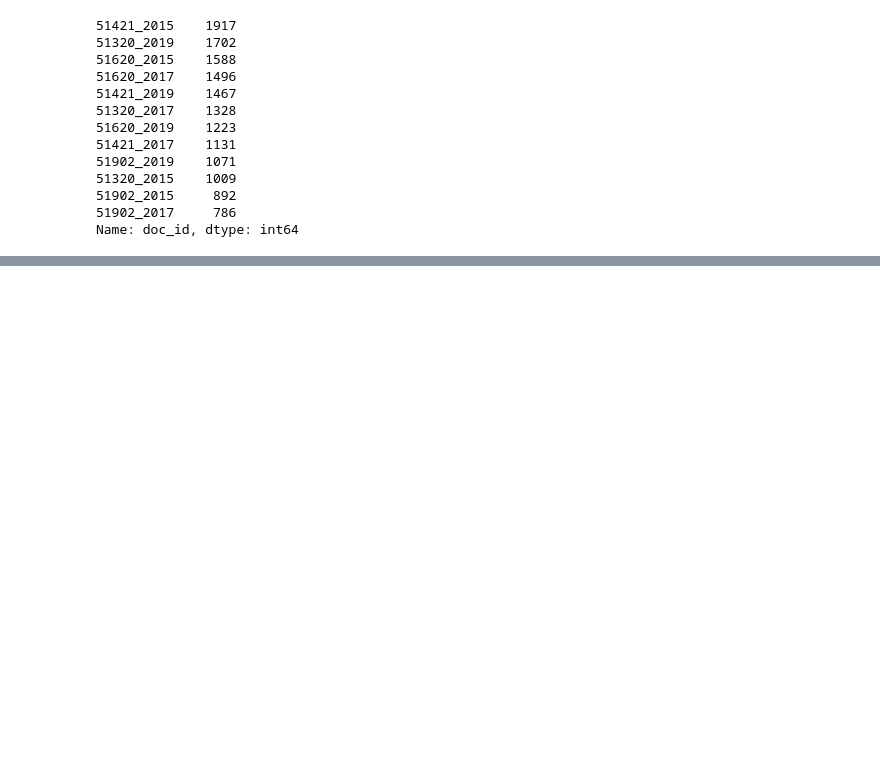
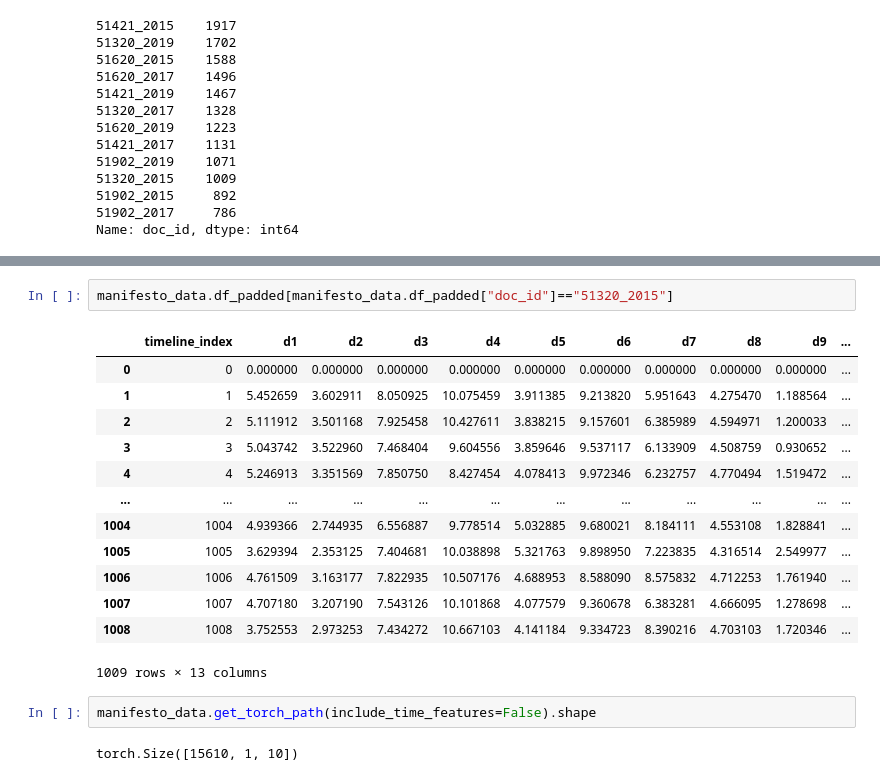
Before and after one commit to datasig-ac-uk/nlpsig, a Jupyter notebook: notebooks/manifestos/manifesto_topic_switching_binary.ipynb, the cells around one changed output, grey strips where cells are left out. Saved outputs shown, nothing was run; the diff lists cells and outputs as text; blank space fills up the shorter version.

```diff
--- a/notebooks/manifestos/manifesto_topic_switching_binary.ipynb
+++ b/notebooks/manifestos/manifesto_topic_switching_binary.ipynb
@@ -253,3 +373,23 @@ array([['51320_2015', -1, 0, 0.0, 0.0, 0.0, 0.0, 0.0, 0.0, 0.0, 0.0, 0.0,
+# %%
+manifesto_data.df_padded[manifesto_data.df_padded["doc_id"]=="51320_2015"]
+# %% [output]
+|  | timeline_index | d1 | d2 | d3 | d4 | d5 | d6 | d7 | d8 | d9 | ... |
+| 0 | 0 | 0.000000 | 0.000000 | 0.000000 | 0.000000 | 0.000000 | 0.000000 | 0.000000 | 0.000000 | 0.000000 | ... |
+| 1 | 1 | 5.452659 | 3.602911 | 8.050925 | 10.075459 | 3.911385 | 9.213820 | 5.951643 | 4.275470 | 1.188564 | ... |
+| 2 | 2 | 5.111912 | 3.501168 | 7.925458 | 10.427611 | 3.838215 | 9.157601 | 6.385989 | 4.594971 | 1.200033 | ... |
+| 3 | 3 | 5.043742 | 3.522960 | 7.468404 | 9.604556 | 3.859646 | 9.537117 | 6.133909 | 4.508759 | 0.930652 | ... |
+| 4 | 4 | 5.246913 | 3.351569 | 7.850750 | 8.427454 | 4.078413 | 9.972346 | 6.232757 | 4.770494 | 1.519472 | ... |
+| ... | ... | ... | ... | ... | ... | ... | ... | ... | ... | ... | ... |
+| 1004 | 1004 | 4.939366 | 2.744935 | 6.556887 | 9.778514 | 5.032885 | 9.680021 | 8.184111 | 4.553108 | 1.828841 | ... |
+| 1005 | 1005 | 3.629394 | 2.353125 | 7.404681 | 10.038898 | 5.321763 | 9.898950 | 7.223835 | 4.316514 | 2.549977 | ... |
+| 1006 | 1006 | 4.761509 | 3.163177 | 7.822935 | 10.507176 | 4.688953 | 8.588090 | 8.575832 | 4.712253 | 1.761940 | ... |
+| 1007 | 1007 | 4.707180 | 3.207190 | 7.543126 | 10.101868 | 4.077579 | 9.360678 | 6.383281 | 4.666095 | 1.278698 | ... |
+| 1008 | 1008 | 3.752553 | 2.973253 | 7.434272 | 10.667103 | 4.141184 | 9.334723 | 8.390216 | 4.703103 | 1.720346 | ... |
+1009 rows × 13 columns
+# %%
+manifesto_data.get_torch_path(include_time_features=False).shape
+# %% [output]
+torch.Size([15610, 1, 10])
 # %%
 history_path[3]
 # %% [output]
```
Also changed, not shown: parts of 22 cells of this notebook, 11 other files.
